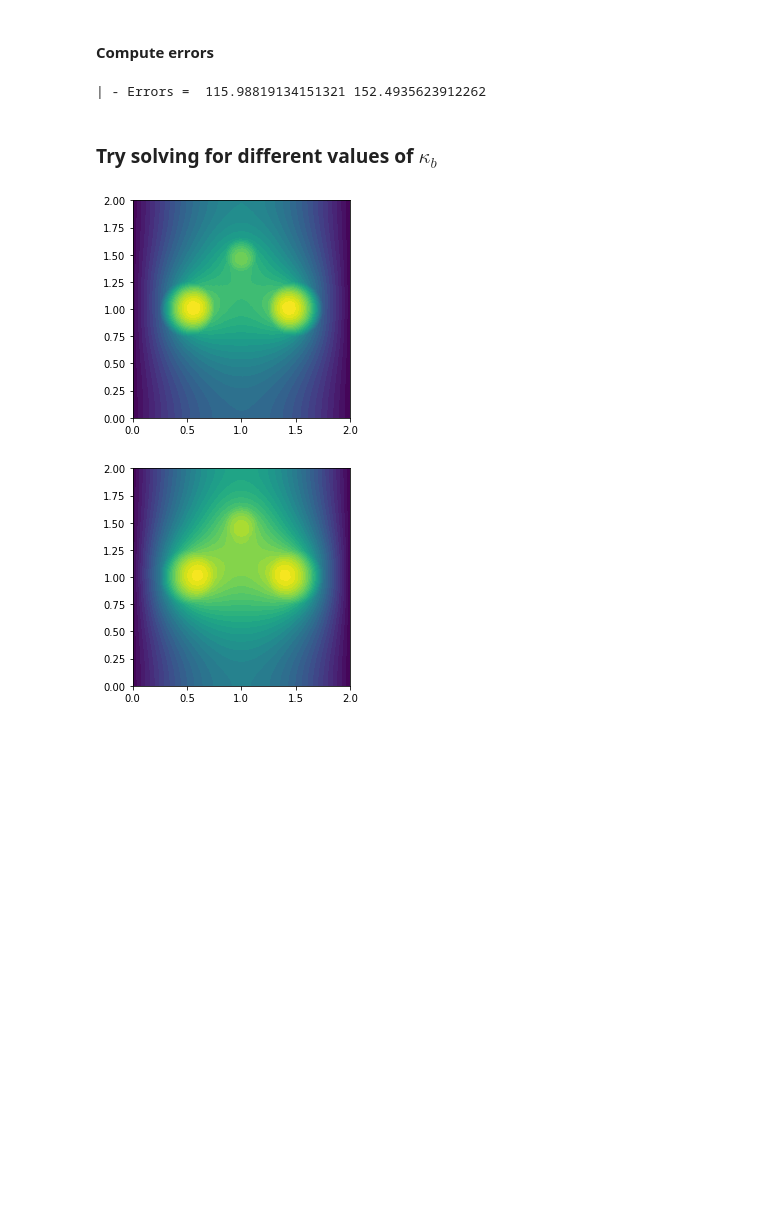
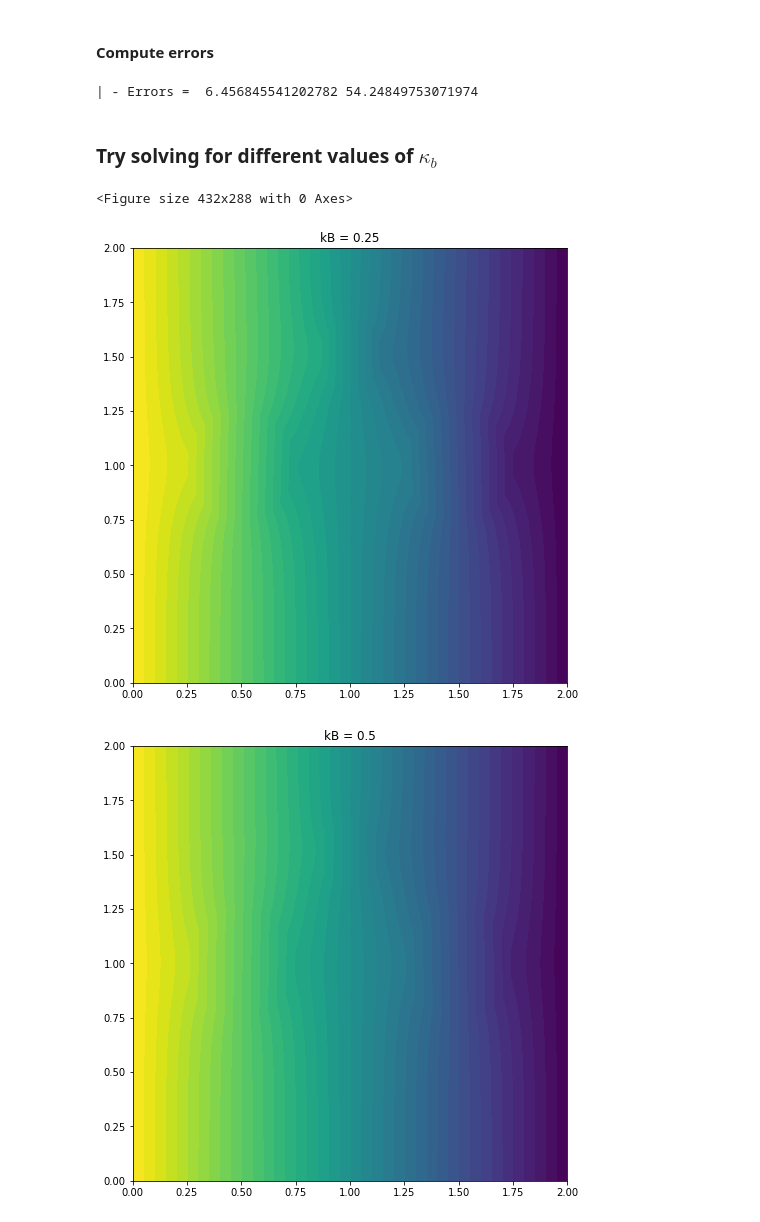
Before and after one commit to ericlesaquiles/FEMexperiments, a Jupyter notebook: ex1.ipynb, the cells around one changed output. Saved outputs shown, nothing was run; the diff lists cells and outputs as text; code cells hidden in the pictures; blank space fills up the shorter version.

```diff
--- a/ex1.ipynb
+++ b/ex1.ipynb
@@ -122,7 +125,7 @@ print("    |--Total number of unknowns = %d" % (W.dim()))
 #### Dirichlet boundary conditions on W
 # %%
 # Fixed boundary temperature: left and right
-Tleft   = Constant(0)
+Tleft   = Constant(100)
 Tright  = Constant(0)
 
 bcs = []
@@ -139,6 +142,7 @@ v = TestFunction(W)
 # Add the different inclusions to the domain of integration
 funcdom = MeshFunction("size_t", mesh, mesh.topology().dim(), mesh.domains())
 dx = Measure("dx")(subdomain_data=funcdom)
+
 
 dxA = dx(0)
 dxB = dx(1)
@@ -148,7 +152,7 @@ for ib in range(nballs-1):
 
 # Volumetric source
 fA = Constant(0)
-fB = Constant(1)
+fB = Constant(0)
 
 # Bilinear and linear forms
 # Thermal conductivity
@@ -193,52 +194,55 @@ mesh
 # %% [markdown]
 #### Compute errors
 # %%
-ue = Expression ( 'Tleft -( Tleft - Tright ) * x [0]/ Lx', degree = 1,
-                  Tleft = 100 ,Tright =1 , Lx =2)
-gradue = Expression (( ' -( Tleft - Tright ) / Lx' , '0'), degree = 0,
-                     Tleft = 100, Tright = 1, Lx =2)
+ue = Expression('Tleft -( Tleft - Tright ) * x [0]/ Lx',
+                degree = 1, Tleft = 100 ,Tright =1 , Lx =2)
+gradue = Expression((' -( Tleft - Tright ) / Lx' , '0'),
+                    degree = 0, Tleft = 100, Tright = 1, Lx =2)
 
 w = Function ( W )
 solve ( a == L , w ,bcs )
 #plt.plot(mesh)
 
-errorL2 = assemble (( w - ue ) **2* dx )
+errorL2 = assemble (( w - ue ) **2* dx)
 errorH1 = errorL2 + assemble (( grad ( w ) - gradue)**2*dx)
 print ( "| - Errors = " , sqrt(errorL2), sqrt ( errorH1 ))
 # %% [output]
-| - Errors =  115.98819134151321 152.4935623912262
+| - Errors =  6.456845541202782 54.24849753071974
 # %% [markdown]
 ### Try solving for different values of $\kappa_b$
 # %%
 dx = Measure ("dx")(subdomain_data = funcdom)
 dxA = dx (0)
 dxB = dx (1)
 
 for ib in range(nballs -1):
     dxB = dxB + dx(ib +2)
 
 for i,kB in enumerate([0.25 ,0.5 ,1 ,4 ,8 ,16 ,32 ,64 ,128 ,512 ,1024]):
     condB = Constant(kB)
 
     # Bilinear and linear forms
     a = inner(condA * grad(u) , grad(v))*dxA + inner(condB * grad(u) , grad(v)) * dxB
     L = fA * v * dxA + fB * v * dxB
 
     # Solution
     w = Function(W)
     solve (a == L, w, bcs)
 
 
     # IO
     ufile_pvd   = File(dir_+f"/temperature{i}.pvd")
     domfile_pvd = File(dir_+f"/auxfunc{i}.pvd")
 
     w.rename("T","T")
     ufile_pvd << w
     domfile_pvd << funcdom
 
     plt.figure(i)
+    plt.figure(figsize=(8,8))
+    plt.title(f"kB = {kB}")
     plot(w)
 # %% [output]
+<Figure size 432x288 with 0 Axes>
-[figure, old version]
+[figure, new version]
-[figure, old version]
+[figure, new version]
```
Also changed, not shown: parts of 11 cells of this notebook.
